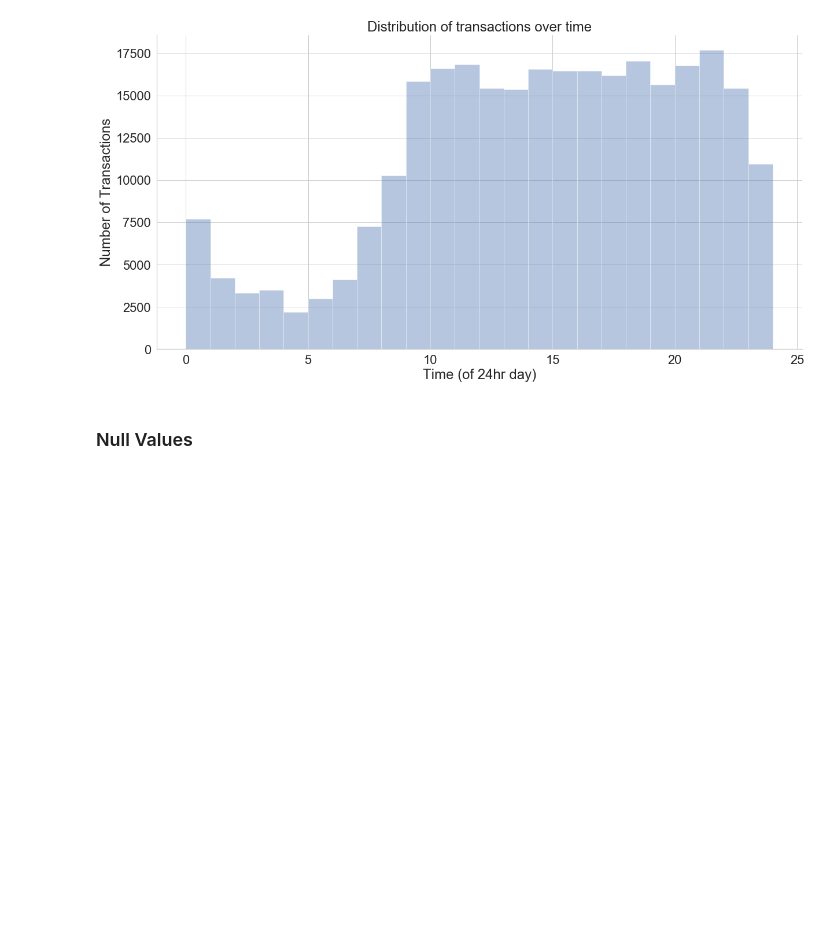
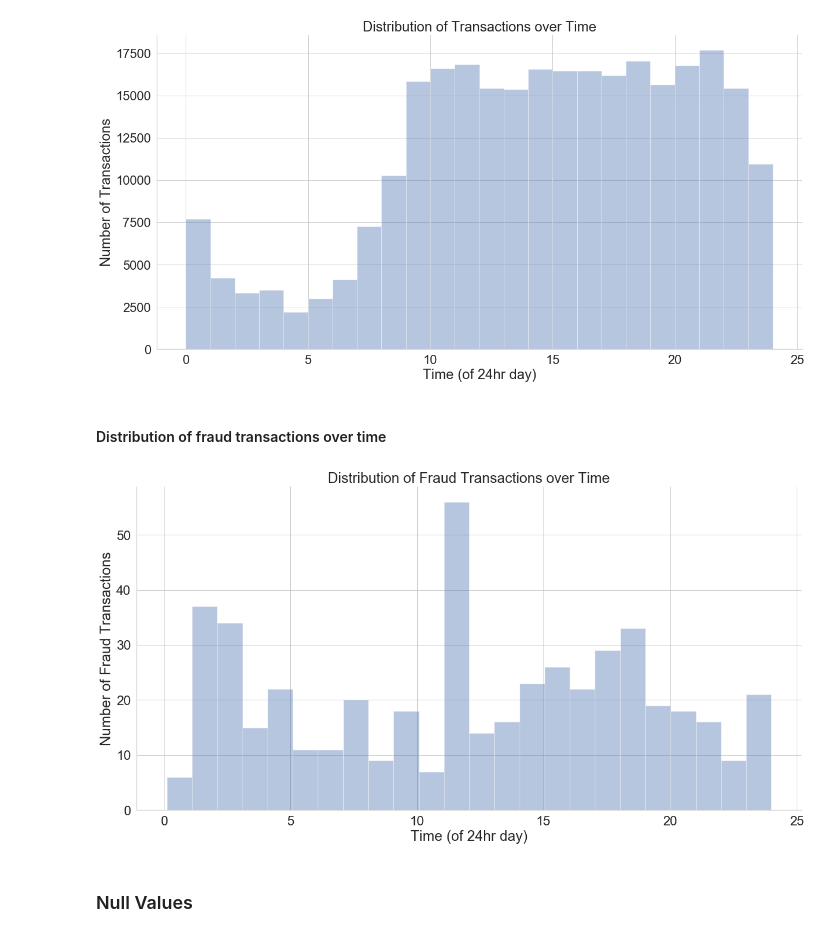
Before and after one commit to AdamBlomfield/credit_card_fraud, a Jupyter notebook: notebooks/data_cleaning.ipynb, the cells around one changed output. Saved outputs shown, nothing was run; the diff lists cells and outputs as text; code cells hidden in the pictures; blank space fills up the shorter version.

Commit message:
added distribution of fraud transactions over time, and saved as fig

```diff
--- a/notebooks/data_cleaning.ipynb
+++ b/notebooks/data_cleaning.ipynb
@@ -276,5 +279,20 @@ sns.despine()
 # %% [output]
 [figure]
+# %% [markdown]
+#### Distribution of fraud transactions over time
+# %%
+plt.figure(figsize=(20,10))
+
+ax = sns.distplot(df2[df2['Class']==1]['Time']/3600, kde=False, bins=24);
+title = 'Distribution of Fraud Transactions over Time'
+ax.set_title(title);
+plt.xlabel('Time (of 24hr day)')
+plt.ylabel('Number of Fraud Transactions')
+sns.despine()
+
+plt.savefig('{}.png'.format(title), bbox_inches='tight')
+# %% [output]
+[figure, added]
 # %% [markdown]
 ### Null Values
 # %%
```
Also changed, not shown: parts of 1 cell of this notebook, 3 other files.
